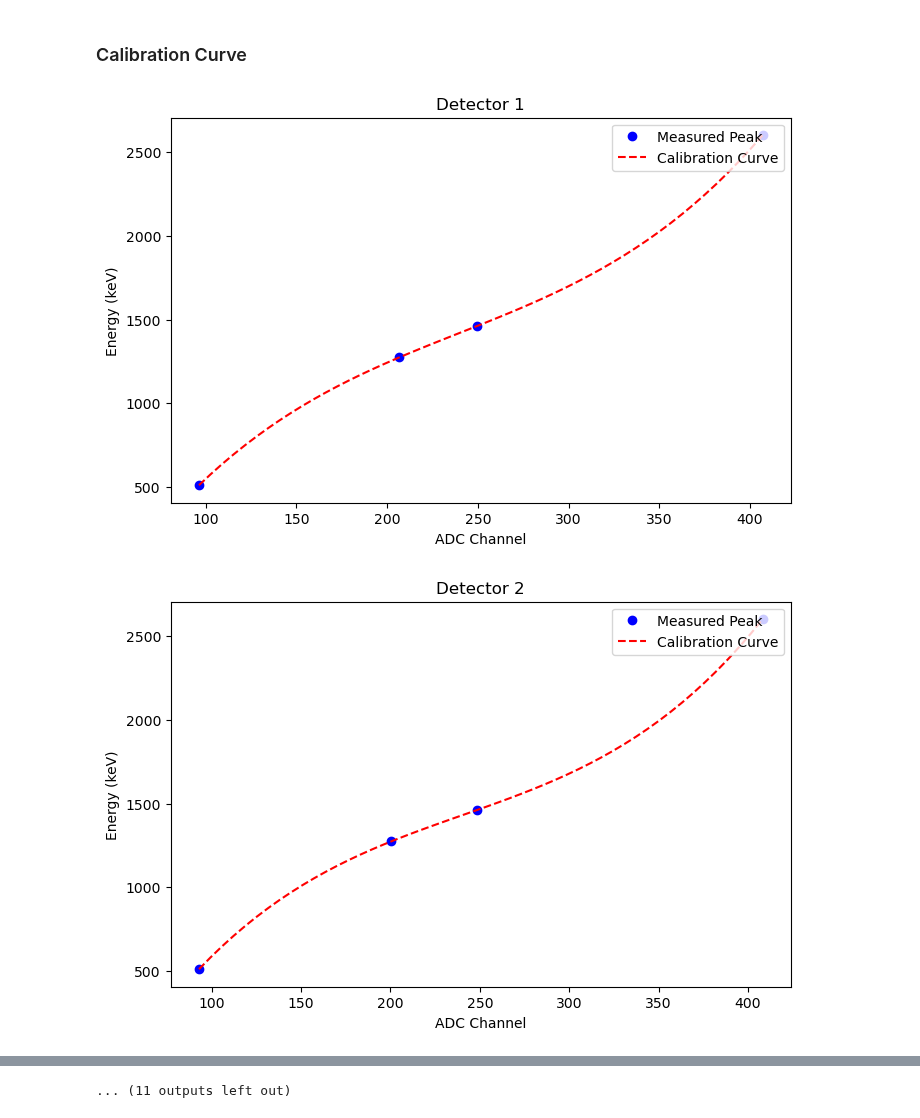
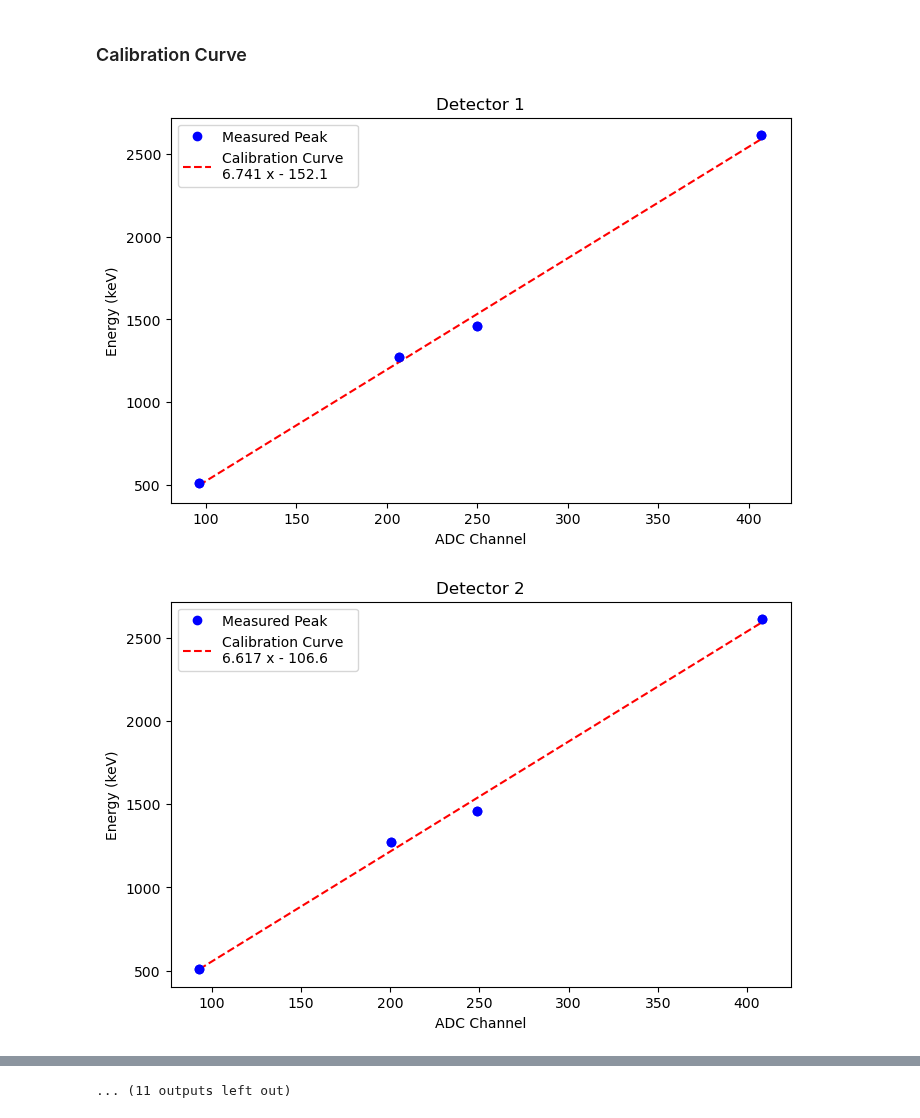
Before and after one commit to villano-lab/R76Firmware, a Jupyter notebook: array_spectra/NaI-array-calibration.ipynb, the cells around one changed output, grey strips where cells are left out. Drawn from its saved outputs; the diff is of its cells as text; code cells hidden in the pictures.

Commit message:
Add fit parameters to plots

```diff
--- a/array_spectra/NaI-array-calibration.ipynb
+++ b/array_spectra/NaI-array-calibration.ipynb
@@ -27,54 +27,61 @@ def GrabData(data):
 
 def PlotCurve(name,y,x1,x1err,x2,x2err,x3,x3err,x4,x4err):
 
-    x = [x1,x2,x3,x4]
-    xerrs = [x1err,x2err,x3err,x4err]
+    x = [x1,x2,x3,x4]                     #Compile centers into array
+    xerrs = [x1err,x2err,x3err,x4err]     #Compile errors into array
 
     fig, ax = plt.subplots(figsize=(8, 5))
     title = "Detector " + str(name)
 
-    ax.plot(x,y,'bo',label='Measured Peak')
-    #ax.errorbar(x,y,xerr=xerrs,fmt="o",color="r")   # Error too small to show on plot
+    ax.plot(x,y,'bo',label='Measured Peak')   # Plot energy vs channel points
+    ax.errorbar(x,y,xerr=xerrs,fmt="o",color="b")   # Error too small to show on plot
 
-    z = np.polyfit(x,y,3)
+    ######################################################################################################
+
+    z = np.polyfit(x,y,1)   # Perform a linear fit
     fit = np.poly1d(z)
     fitx = np.linspace(x1,x4,50)
     fity = fit(fitx)
 
-    ax.plot(fitx,fity,'r--',label='Calibration Curve')
+    fitlabel = "Calibration Curve " + str(fit)
+
+    ax.plot(fitx,fity,'r--',label=fitlabel)   # Plot fit
+
+    ######################################################################################################
 
     ax.set_title(title)
     ax.set_xlabel("ADC Channel")
     ax.set_ylabel("Energy (keV)")
-    ax.legend(loc=1,prop={'size':10})
+    ax.legend(loc=2,prop={'size':10})
 
     plt.show()
 # %% [markdown]
 ### Calibration Curve
 # %%
 # Create energy array using known channel/energy correlation
+# Energy values from: https://www.nndc.bnl.gov/
 
 Na22Peak1 = 511   # keV, matches Na_cen1
-Na22Peak2 = 1274   # keV, matches Na_cen2
-bkndPeak1 = 1462   # keV, matches bk_cen1
-bkndPeak2 = 2600   # keV, matches bk_cen2
+Na22Peak2 = 1274.5   # keV, matches Na_cen2
+bkndPeak1 = 1460.8   # keV, matches bk_cen1
+bkndPeak2 = 2614.5   # keV, matches bk_cen2
+
+energy = [Na22Peak1,Na22Peak2,bkndPeak1,bkndPeak2]   # Order from smallest to largest
 
 ######################################################################################################
 
-energy = [Na22Peak1,Na22Peak2,bkndPeak1,bkndPeak2]   # Order from smallest to largest
-
-bkndData = pd.read_csv('bkndCalParams.csv')
+bkndData = pd.read_csv('bkndCalParams.csv')   # Load background fit parameters from .csv
 detName,bk_cen1,bk_cen1err,bk_cen2,bk_cen2err = GrabData(bkndData)
 
-Na22Data = pd.read_csv('Na22CalParams.csv')
+Na22Data = pd.read_csv('Na22CalParams.csv')   # Load Na-22 fit parameters from .csv
 detName,Na_cen1,Na_cen1err,Na_cen2,Na_cen2err = GrabData(Na22Data)
 
 ######################################################################################################
 
 for i in range(0,len(detName)):
 
-    # Send peak centers in order of matching energy
+    # Plot calibration curve for each detector, send peaks in order of increasing energy
     PlotCurve(detName[i],energy,Na_cen1[i],Na_cen1err[i],Na_cen2[i],Na_cen2err[i],bk_cen1[i],bk_cen1err[i],bk_cen2[i],bk_cen2err[i])
 # %% [output]
-[figure, old version]
+[figure, new version]
-[figure, old version]
+[figure, new version]
```
Also changed, not shown: parts of 1 cell of this notebook, 1 other file.
